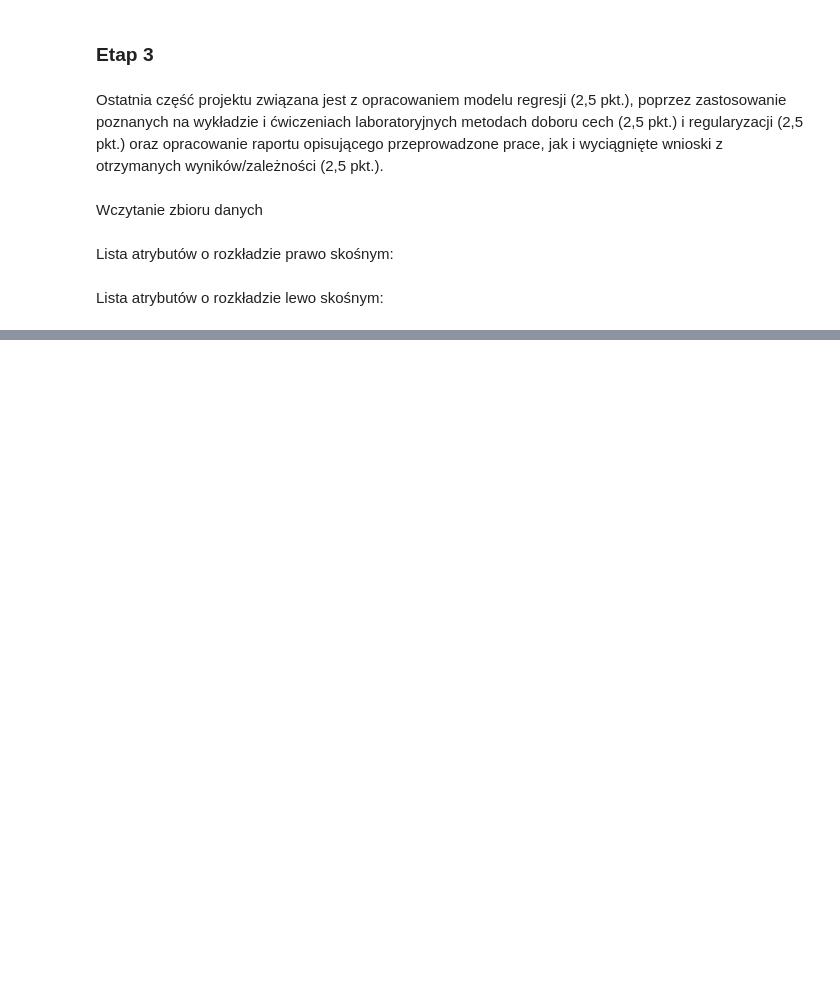
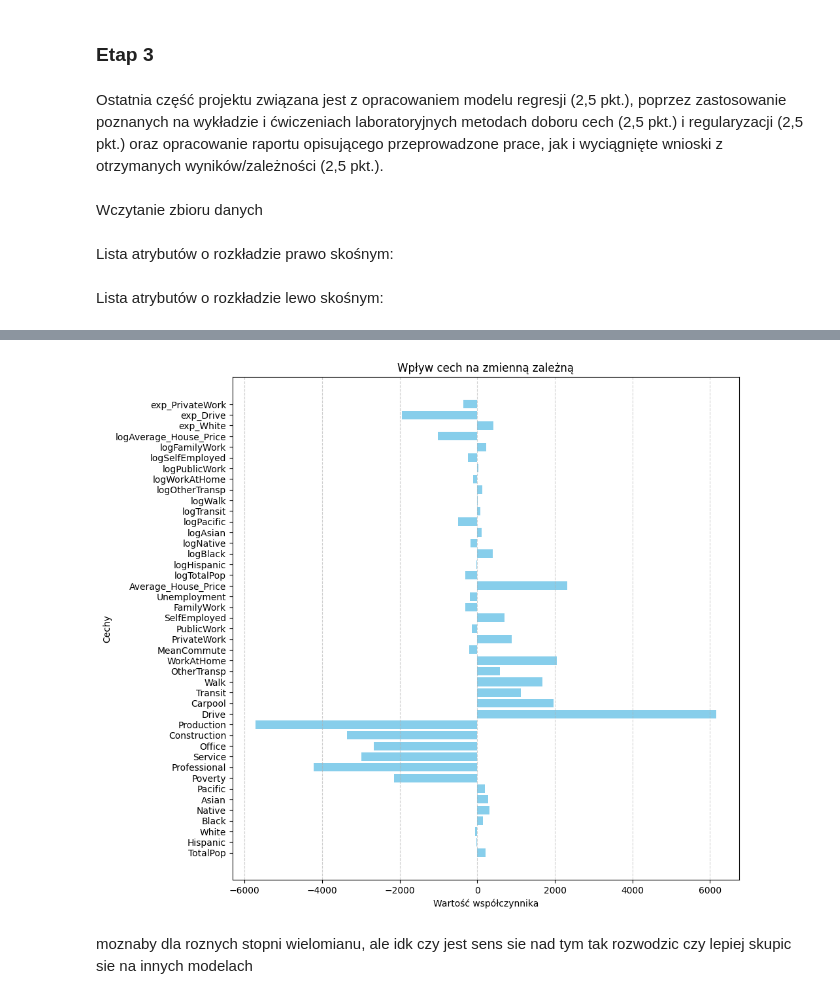
Before and after one commit to juskom/MED2024Z-PROJEKT, a Jupyter notebook: EDA-3.ipynb, the cells around one changed output, grey strips where cells are left out. Cells and saved outputs as stored; diff of their text form; code cells hidden in the pictures; blank space fills up the shorter version.

```diff
--- a/EDA-3.ipynb
+++ b/EDA-3.ipynb
@@ -56,0 +200,14 @@ for attr in left_skewed:
+# %%
+feature_names = x.columns
+coefficients = regresor.coef_
+
+
+plt.figure(figsize=(10, 10))
+plt.barh(feature_names, coefficients, color='skyblue')
+plt.xlabel("Wartość współczynnika")
+plt.ylabel("Cechy")
+plt.title("Wpływ cech na zmienną zależną")
+plt.grid(axis='x', linestyle='--', alpha=0.6)
+plt.show()
+# %% [output]
+[figure, added]
@@ -56,0 +217,2 @@ for attr in left_skewed:
+# %% [markdown]
+moznaby dla roznych stopni wielomianu, ale idk czy jest sens sie nad tym tak rozwodzic czy lepiej skupic sie na innych modelach
```
Also changed, not shown: parts of 11 cells of this notebook.
